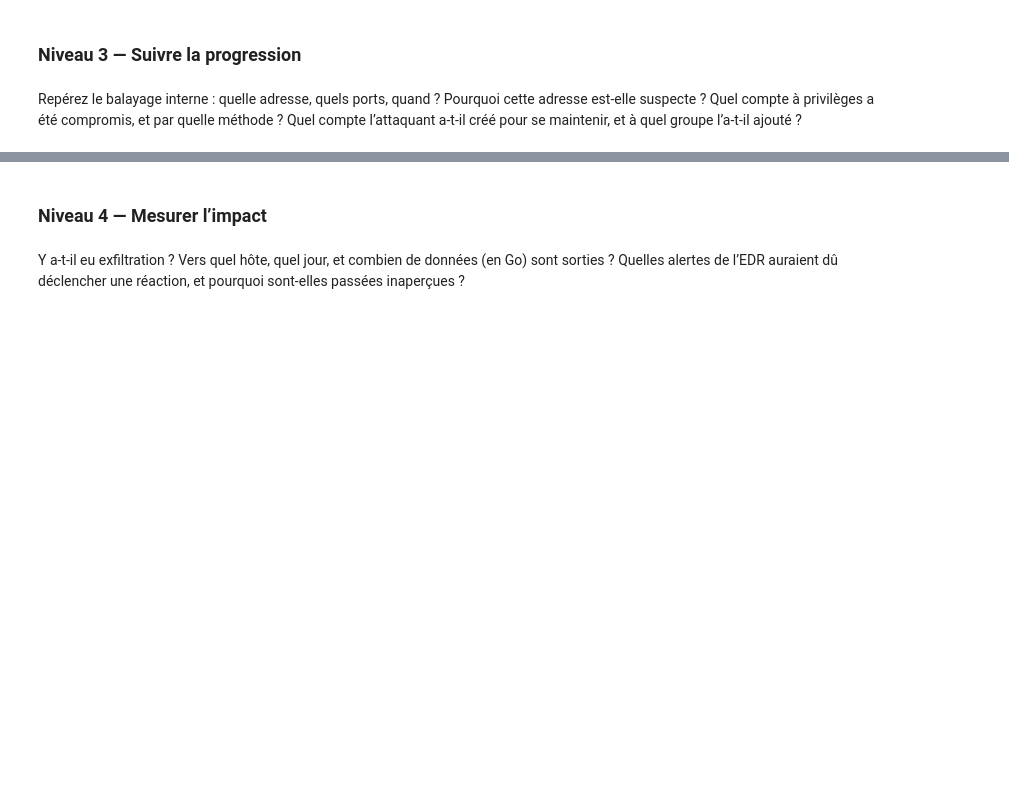
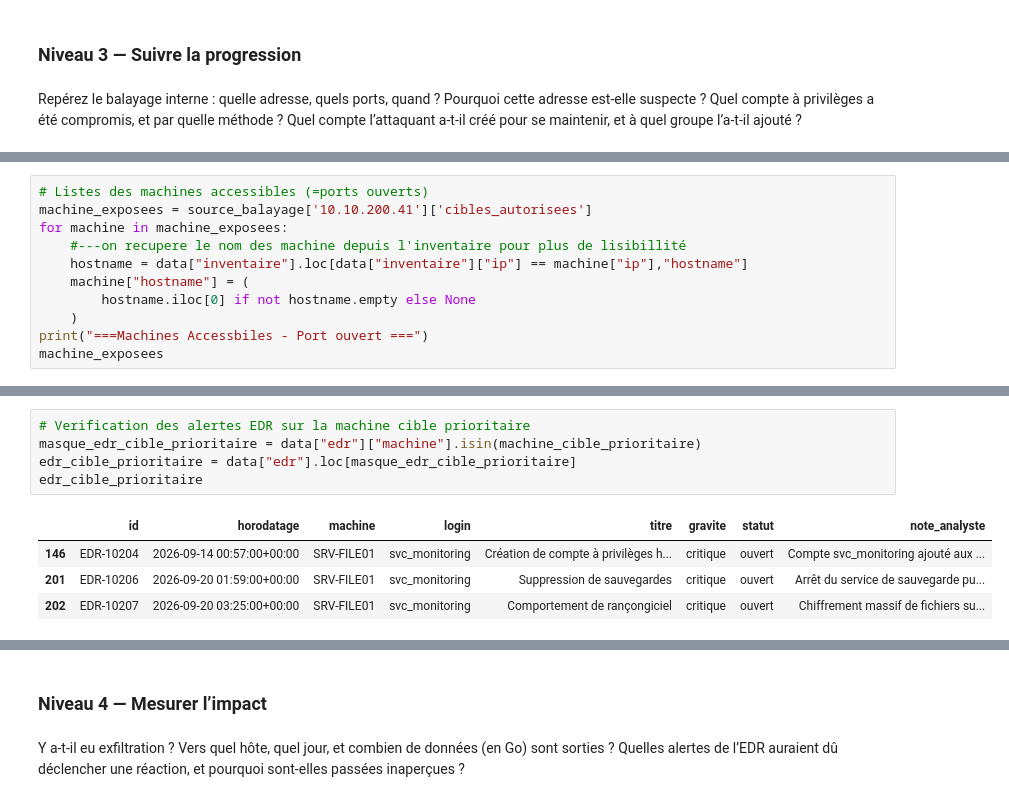
Before and after one commit to AaronRandrianarisona/projet_analyse_incident_securite, a Jupyter notebook: analyse_securite.ipynb, the cells around one changed output, grey strips where cells are left out. Cells and saved outputs as stored; diff of their text form; blank space fills up the shorter version.

```diff
--- a/analyse_securite.ipynb
+++ b/analyse_securite.ipynb
@@ -427,0 +647,11 @@ Quel compte l’attaquant a-t-il créé pour se maintenir, et à quel groupe l
+# %%
+# Listes des machines accessibles (=ports ouverts)
+machine_exposees = source_balayage['10.10.200.41']['cibles_autorisees']
+for machine in machine_exposees:
+    #---on recupere le nom des machine depuis l'inventaire pour plus de lisibillité
+    hostname = data["inventaire"].loc[data["inventaire"]["ip"] == machine["ip"],"hostname"]
+    machine["hostname"] = (
+        hostname.iloc[0] if not hostname.empty else None
+    )
+print("===Machines Accessbiles - Port ouvert ===")
+machine_exposees
@@ -427,0 +700,10 @@ Quel compte l’attaquant a-t-il créé pour se maintenir, et à quel groupe l
+# %%
+# Verification des alertes EDR sur la machine cible prioritaire
+masque_edr_cible_prioritaire = data["edr"]["machine"].isin(machine_cible_prioritaire)
+edr_cible_prioritaire = data["edr"].loc[masque_edr_cible_prioritaire]
+edr_cible_prioritaire
+# %% [output]
+|  | id | horodatage | machine | login | titre | gravite | statut | note_analyste |
+| 146 | EDR-10204 | 2026-09-14 00:57:00+00:00 | SRV-FILE01 | svc_monitoring | Création de compte à privilèges h... | critique | ouvert | Compte svc_monitoring ajouté aux ... |
+| 201 | EDR-10206 | 2026-09-20 01:59:00+00:00 | SRV-FILE01 | svc_monitoring | Suppression de sauvegardes | critique | ouvert | Arrêt du service de sauvegarde pu... |
+| 202 | EDR-10207 | 2026-09-20 03:25:00+00:00 | SRV-FILE01 | svc_monitoring | Comportement de rançongiciel | critique | ouvert | Chiffrement massif de fichiers su... |
```
Also changed, not shown: parts of 17 cells of this notebook.
